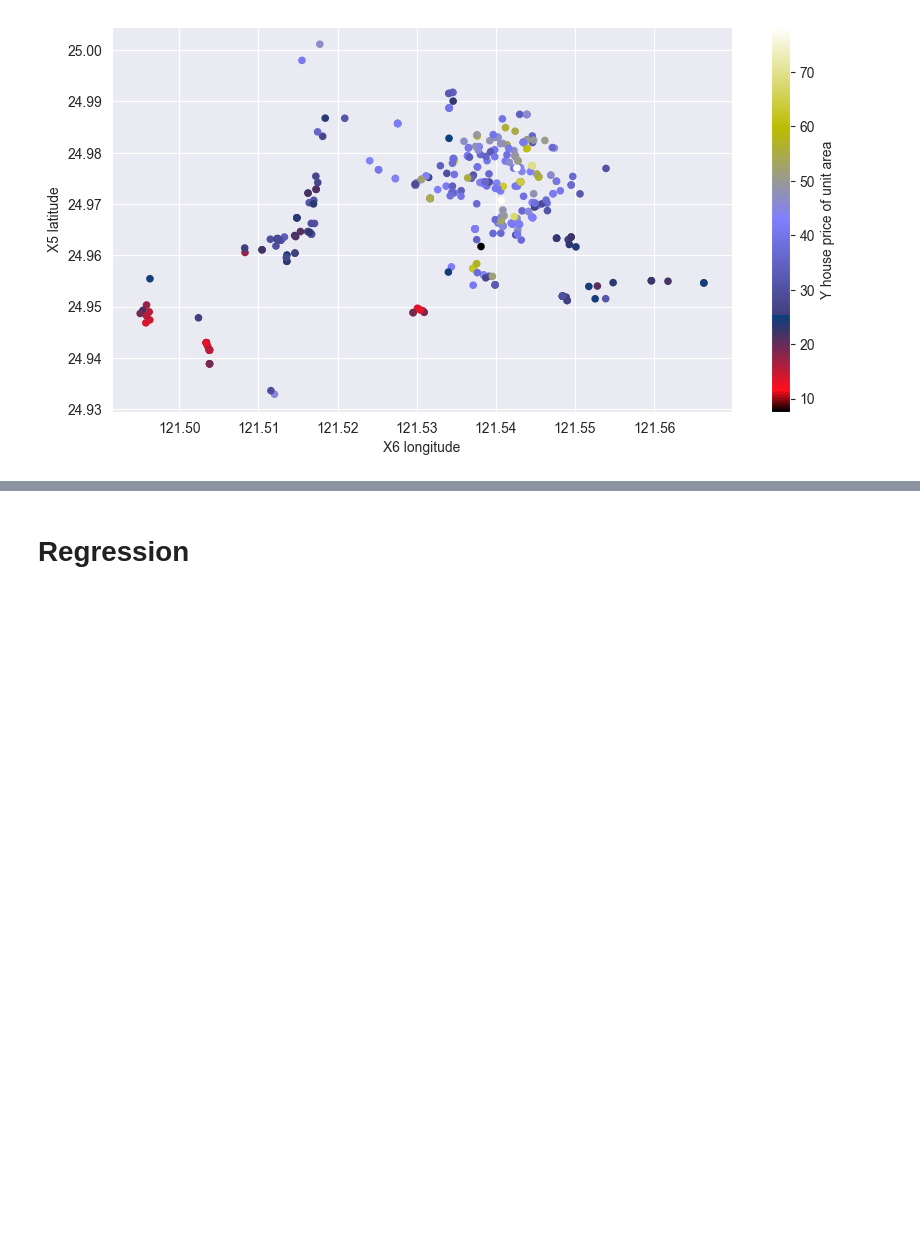
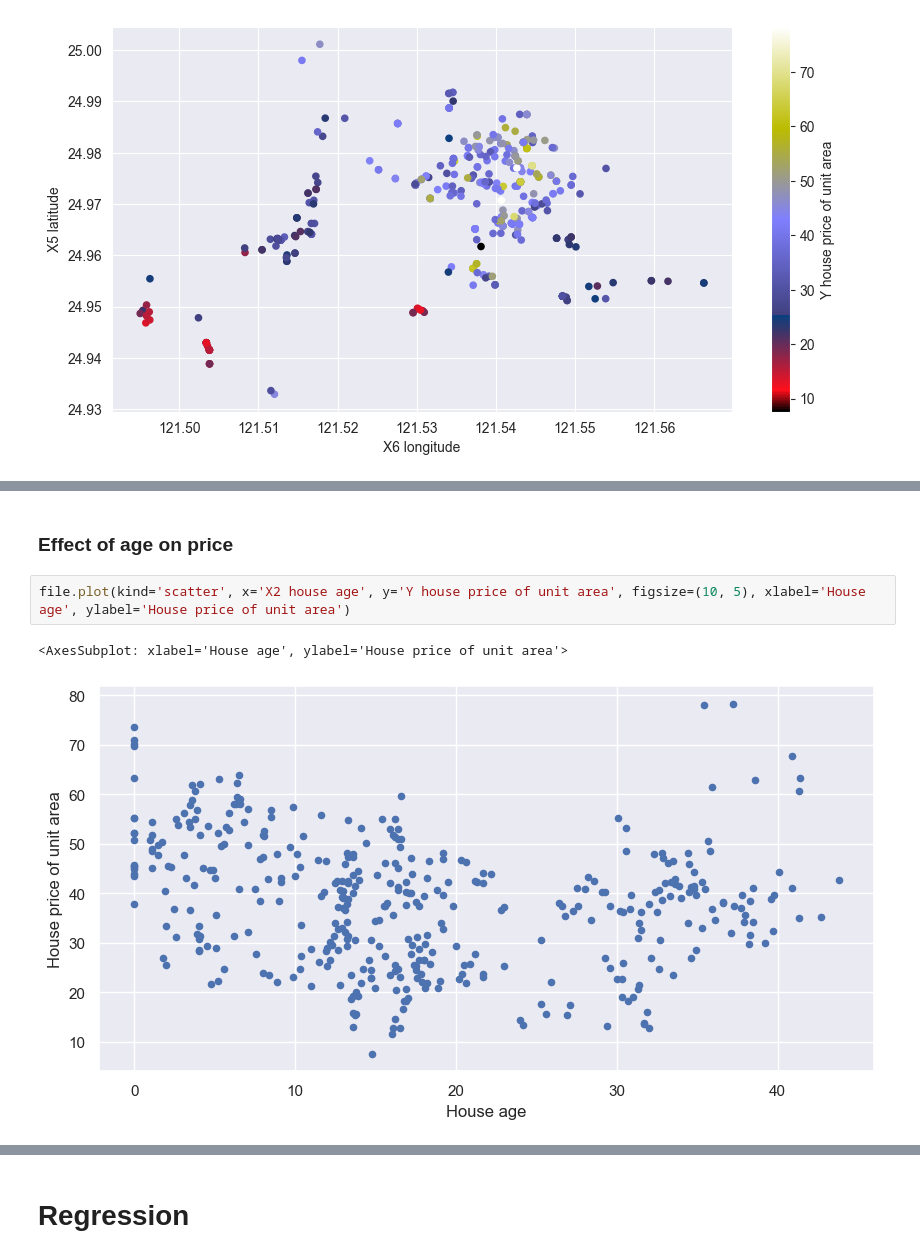
Before and after one commit to pooyanosk1382/ML, a Jupyter notebook: Assignment1/Real State/realState.ipynb, the cells around one changed output, grey strips where cells are left out. Saved outputs shown, nothing was run; the diff lists cells and outputs as text; blank space fills up the shorter version.

```diff
--- a/Assignment1/Real State/realState.ipynb
+++ b/Assignment1/Real State/realState.ipynb
@@ -232,0 +240,7 @@ See the caveats in the documentation: https://pandas.pydata.org/pandas-docs/stab
+# %% [markdown]
+### Effect of age on price
+# %%
+file.plot(kind='scatter', x='X2 house age', y='Y house price of unit area', figsize=(10, 5), xlabel='House age', ylabel='House price of unit area')
+# %% [output]
+<AxesSubplot: xlabel='House age', ylabel='House price of unit area'>
+[figure, added]
```
Also changed, not shown: parts of 6 cells of this notebook.
